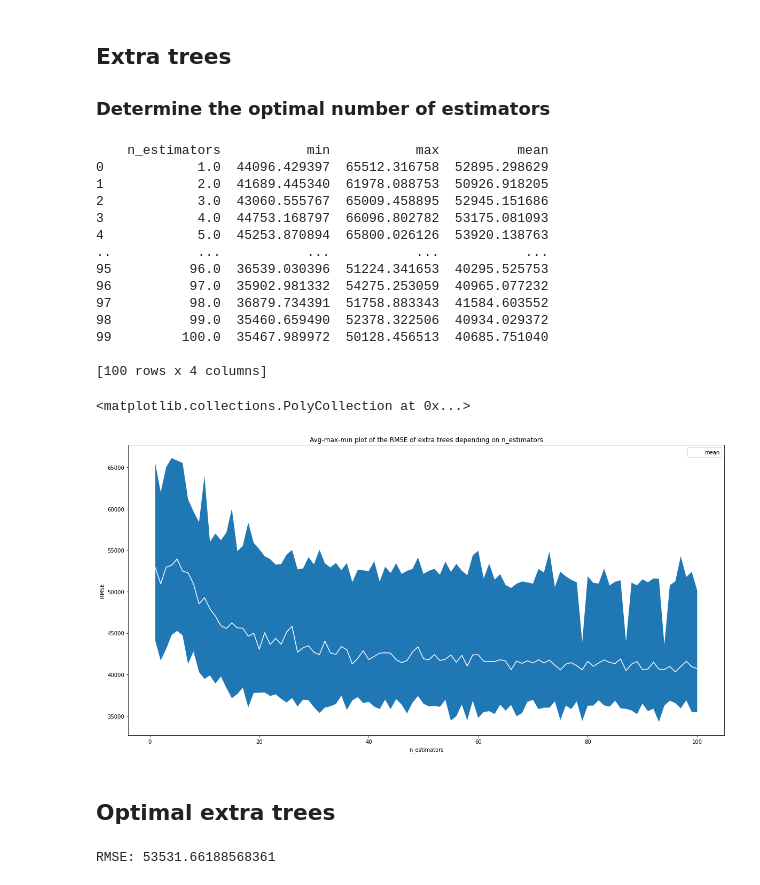
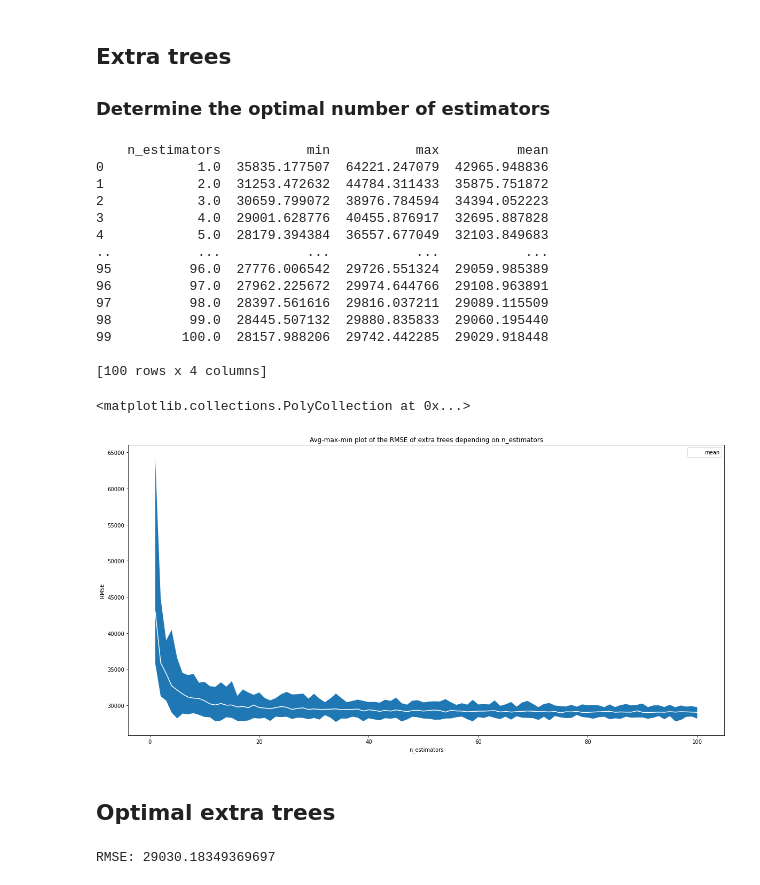
Before and after one commit to Gwyneth653/Syntax-error, a Jupyter notebook: code/correct_data/Random Forest Regressor.ipynb, the cells around one changed output. Saved outputs shown, nothing was run; the diff lists cells and outputs as text; code cells hidden in the pictures.

```diff
--- a/code/correct_data/Random Forest Regressor.ipynb
+++ b/code/correct_data/Random Forest Regressor.ipynb
@@ -409,7 +387,7 @@ RMSE: 29802.836590304003
 
 ### Determine the optimal number of estimators
 # %%
-model = ExtraTreesClassifier()
+model = ExtraTreesRegressor()
 estimators = np.arange(1, 101, 1)
 repitions = np.arange(0, 50)
 df = pd.DataFrame(columns =['n_estimators', 'rmse'])
@@ -421,53 +399,57 @@ for n in estimators:
     for i in repitions:
 
         # Fit regression model
         model.set_params(n_estimators=n)
         model.fit(X_train, y_train)
 
         # Predict
         y_pred = model.predict(X_test)
 
         # Compute root mean squared error
         rmse = np.sqrt(mean_squared_error(y_pred, y_test))
 
         # Add row to dataframe
         df = df.append({'n_estimators': n, 'rmse': rmse}, ignore_index=True)
 
 # Plot the avg, max, and min rmse of the random forests for every number of estimators
 data = df.groupby('n_estimators')['rmse'].agg(['min', 'max', 'mean']).reset_index()
 print(data)
 
 ax  = data.plot(x='n_estimators', y='mean', c='white', figsize=(20, 10))
 plt.title("Avg-max-min plot of the RMSE of extra trees depending on n_estimators")
 plt.xlabel('n_estimators')
 plt.ylabel('RMSE')
 plt.fill_between(x='n_estimators',y1='min',y2='max', data=data)
 # %% [output]
     n_estimators           min           max          mean
-0            1.0  44096.429397  65512.316758  52895.298629
-1            2.0  41689.445340  61978.088753  50926.918205
-2            3.0  43060.555767  65009.458895  52945.151686
-3            4.0  44753.168797  66096.802782  53175.081093
-4            5.0  45253.870894  65800.026126  53920.138763
+0            1.0  35835.177507  64221.247079  42965.948836
+1            2.0  31253.472632  44784.311433  35875.751872
+2            3.0  30659.799072  38976.784594  34394.052223
+3            4.0  29001.628776  40455.876917  32695.887828
+4            5.0  28179.394384  36557.677049  32103.849683
 ..           ...           ...           ...           ...
-95          96.0  36539.030396  51224.341653  40295.525753
-96          97.0  35902.981332  54275.253059  40965.077232
-97          98.0  36879.734391  51758.883343  41584.603552
-98          99.0  35460.659490  52378.322506  40934.029372
-99         100.0  35467.989972  50128.456513  40685.751040
+95          96.0  27776.006542  29726.551324  29059.985389
+96          97.0  27962.225672  29974.644766  29108.963891
+97          98.0  28397.561616  29816.037211  29089.115509
+98          99.0  28445.507132  29880.835833  29060.195440
+99         100.0  28157.988206  29742.442285  29029.918448
 
 [100 rows x 4 columns]
 <matplotlib.collections.PolyCollection at 0x...>
-[figure, old version]
+[figure, new version]
 # %% [markdown]
 ## Optimal extra trees
 # %%
-clf = ExtraTreesClassifier(n_estimators=60)
-                           #min_samples_split = 4, max_leaf_nodes = 100)
+clf = ExtraTreesRegressor(n_estimators=60)
+
+# Fit model
 clf.fit(X_train, y_train)
+
+# Predict
 y_pred = clf.predict(X_test)
 
+# Compute the root mean squared error
 rmse = np.sqrt(mean_squared_error(y_pred, y_test))
 print("RMSE:", rmse )
 # %% [output]
-RMSE: 53531.66188568361
+RMSE: 29030.18349369697
```
Also changed, not shown: parts of 3 cells of this notebook.
